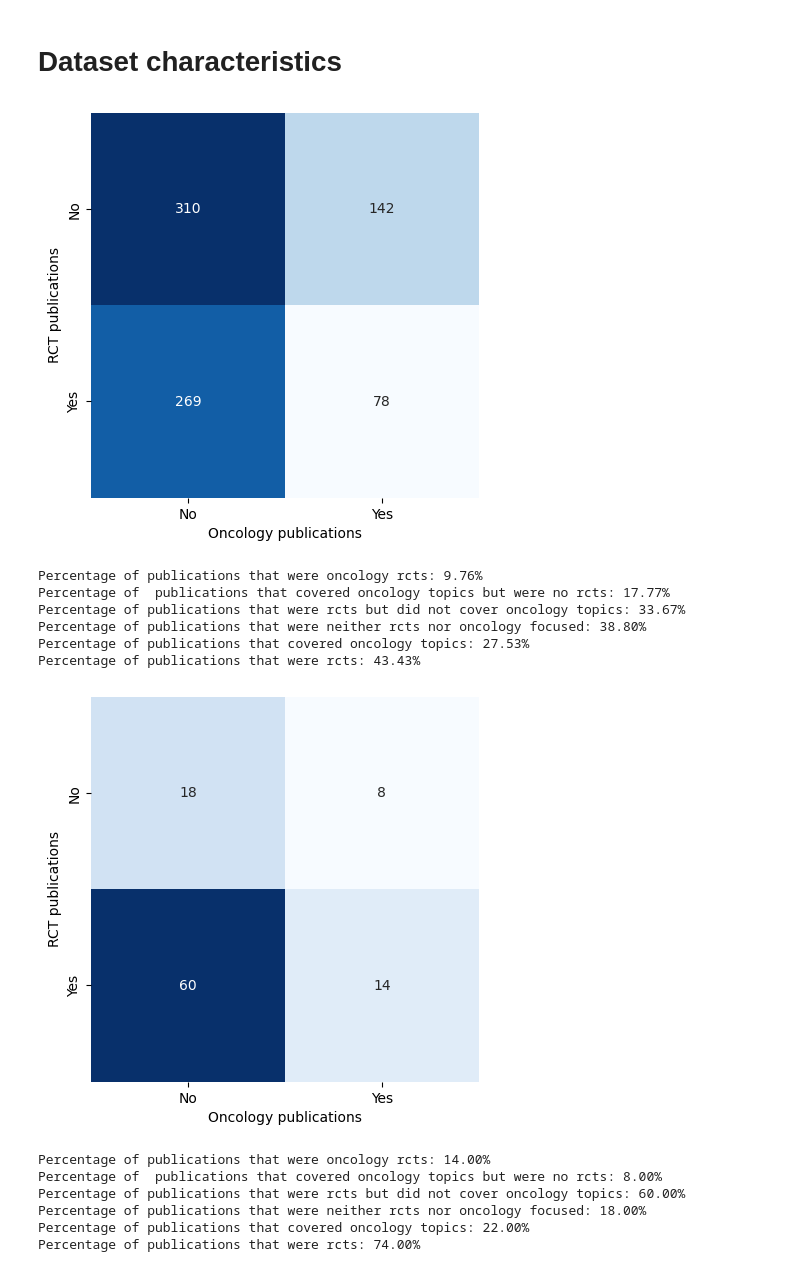
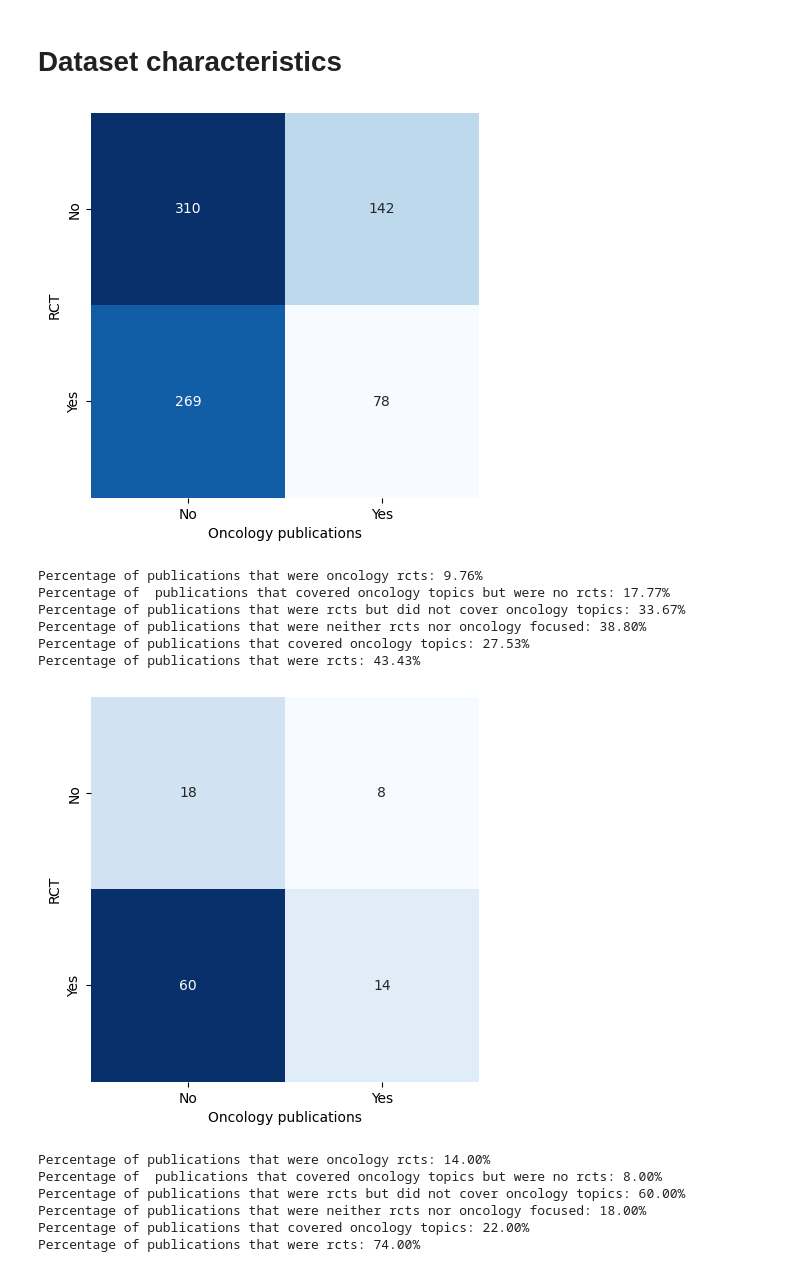
Before and after one commit to windisch-paul/oncology_pipeline, a Jupyter notebook: analysis.ipynb, the cells around one changed output. Drawn from its saved outputs; the diff is of its cells as text; code cells hidden in the pictures.

```diff
--- a/analysis.ipynb
+++ b/analysis.ipynb
@@ -27,19 +27,19 @@ df_test = df_test.join(pd.get_dummies(df_test["accept"].explode()).groupby(level
 # %%
 # Visualize the distribution of ONCOLOGY and RCT in the training set
 fig = plt.figure(figsize=(5, 5))
 train_cross_tab = pd.crosstab(df_train["RCT"], df_train["ONCOLOGY"])
 
 sns.heatmap(train_cross_tab, annot=True, cmap="Blues", fmt="d")
 plt.xlabel("Oncology publications")
-plt.ylabel("RCT publications")
+plt.ylabel("RCT")
 plt.xticks([0.5, 1.5], ["No", "Yes"])
 plt.yticks([0.5, 1.5], ["No", "Yes"])
 # Remove the colorbar but keep the width of the heatmap
 plt.gca().collections[0].colorbar.remove()
 plt.show()
 fig.savefig("plots/training_characteristics.png", dpi=300, bbox_inches="tight")
 # %% [output]
-[figure, old version]
+[figure, new version]
 # %%
 # Calculate percentages of respective fields in the training set
 
@@ -71,7 +71,7 @@ fig = plt.figure(figsize=(5, 5))
 test_cross_tab = pd.crosstab(df_test["RCT"], df_test["ONCOLOGY"])
 sns.heatmap(test_cross_tab, annot=True, cmap="Blues", fmt="d")
 plt.xlabel("Oncology publications")
-plt.ylabel("RCT publications")
+plt.ylabel("RCT")
 plt.xticks([0.5, 1.5], ["No", "Yes"])
 plt.yticks([0.5, 1.5], ["No", "Yes"])
 # Remove the colorbar but keep the width of the heatmap
@@ -79,7 +79,7 @@ plt.gca().collections[0].colorbar.remove()
 plt.show()
 fig.savefig("plots/test_characteristics.png", dpi=300, bbox_inches="tight")
 # %% [output]
-[figure, old version]
+[figure, new version]
 # %%
 # Calculate percentages of respective fields in the test set
 
```
Also changed, not shown: parts of 6 cells of this notebook, 4 other files.
